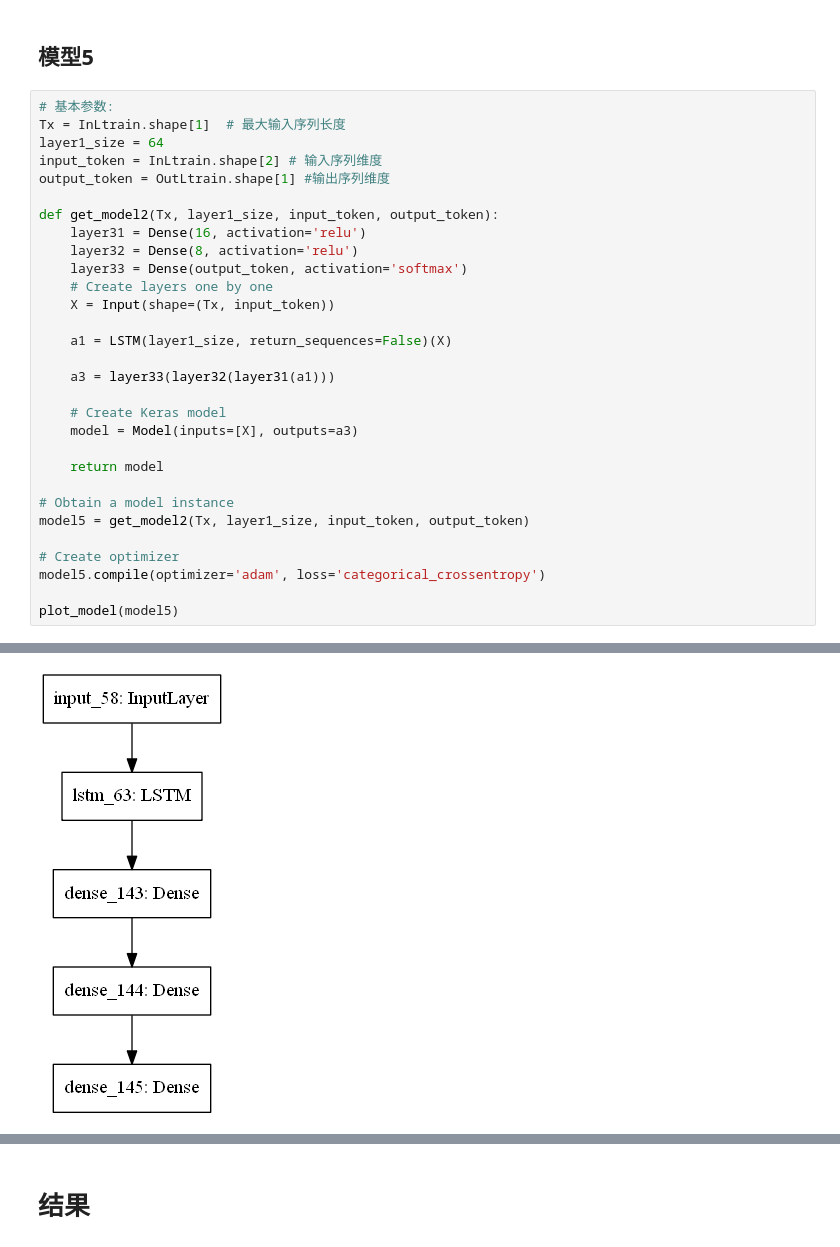
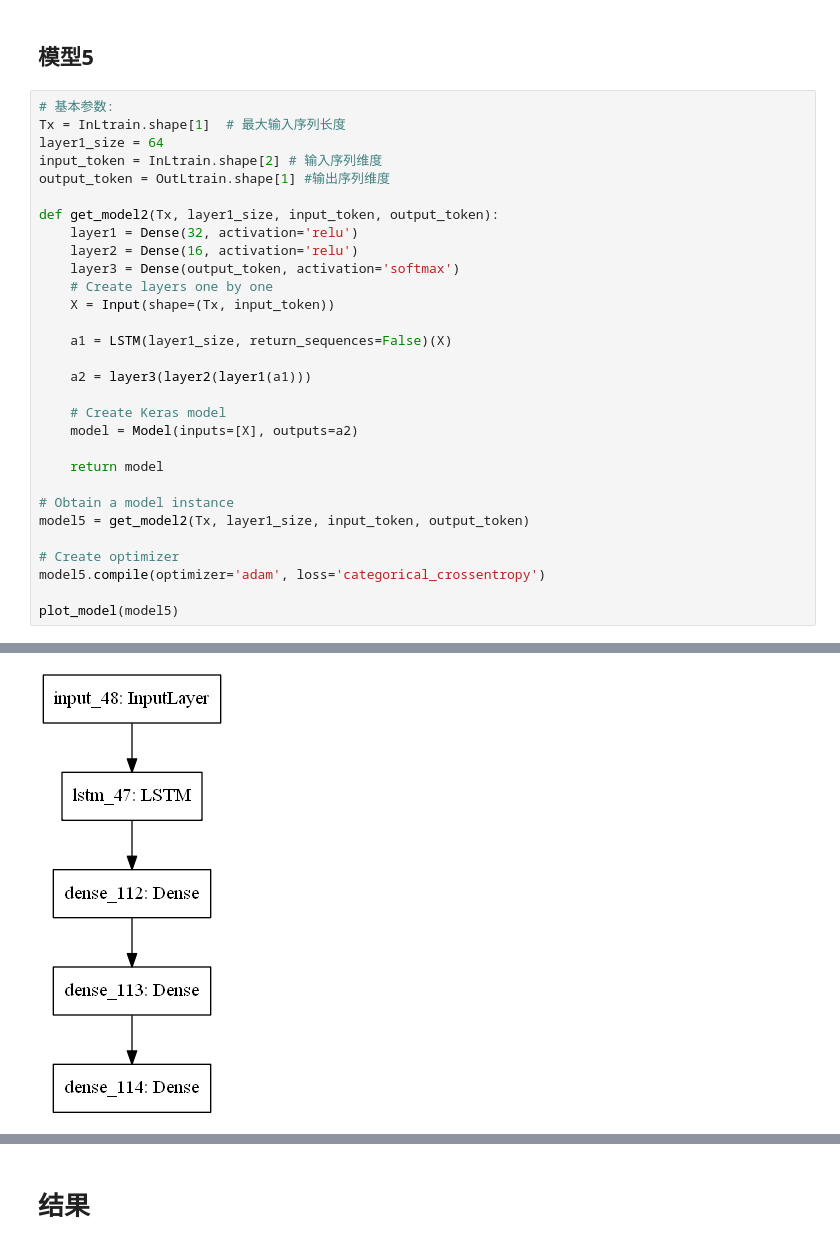
Before and after one commit to SimonLaplacing/prediction, a Jupyter notebook: SequenceModel.ipynb, the cells around one changed output, grey strips where cells are left out. Saved outputs shown, nothing was run; the diff lists cells and outputs as text.

```diff
--- a/SequenceModel.ipynb
+++ b/SequenceModel.ipynb
@@ -522,18 +523,18 @@ input_token = InLtrain.shape[2] # 输入序列维度
 output_token = OutLtrain.shape[1] #输出序列维度
 
 def get_model2(Tx, layer1_size, input_token, output_token):
-    layer31 = Dense(16, activation='relu')
-    layer32 = Dense(8, activation='relu')
-    layer33 = Dense(output_token, activation='softmax')
+    layer1 = Dense(32, activation='relu')
+    layer2 = Dense(16, activation='relu')
+    layer3 = Dense(output_token, activation='softmax')
     # Create layers one by one
     X = Input(shape=(Tx, input_token))
 
     a1 = LSTM(layer1_size, return_sequences=False)(X)
 
-    a3 = layer33(layer32(layer31(a1)))
+    a2 = layer3(layer2(layer1(a1)))
 
     # Create Keras model
-    model = Model(inputs=[X], outputs=a3)
+    model = Model(inputs=[X], outputs=a2)
 
     return model
 
@@ -549,4 +550,4 @@ WARNING:tensorflow:Layer lstm_63 will not use cuDNN kernel since it doesn't meet
-[figure, old version]
+[figure, new version]
 # %%
 # Time to train
 
```
Also changed, not shown: parts of 4 cells of this notebook, 1 other file.
